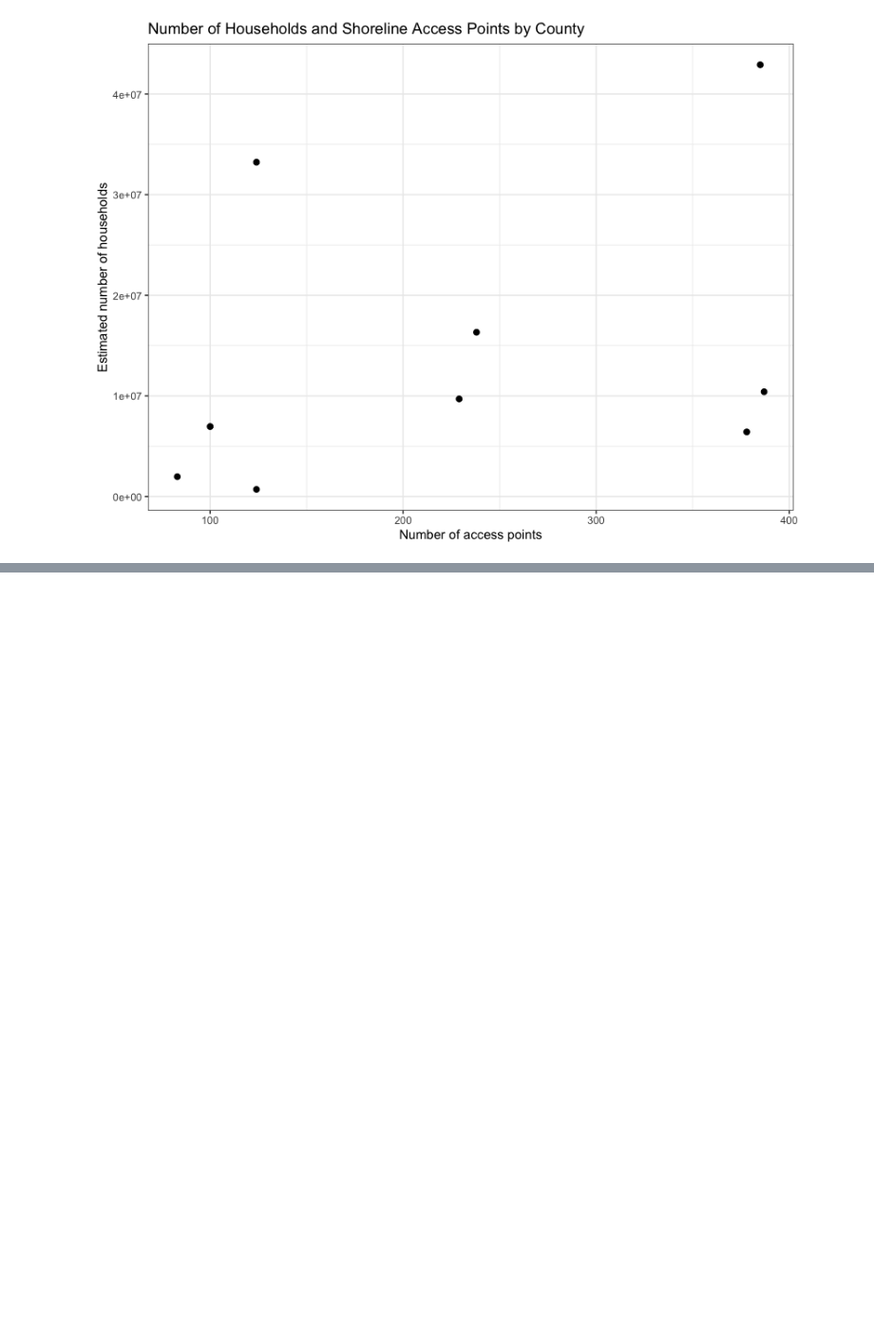
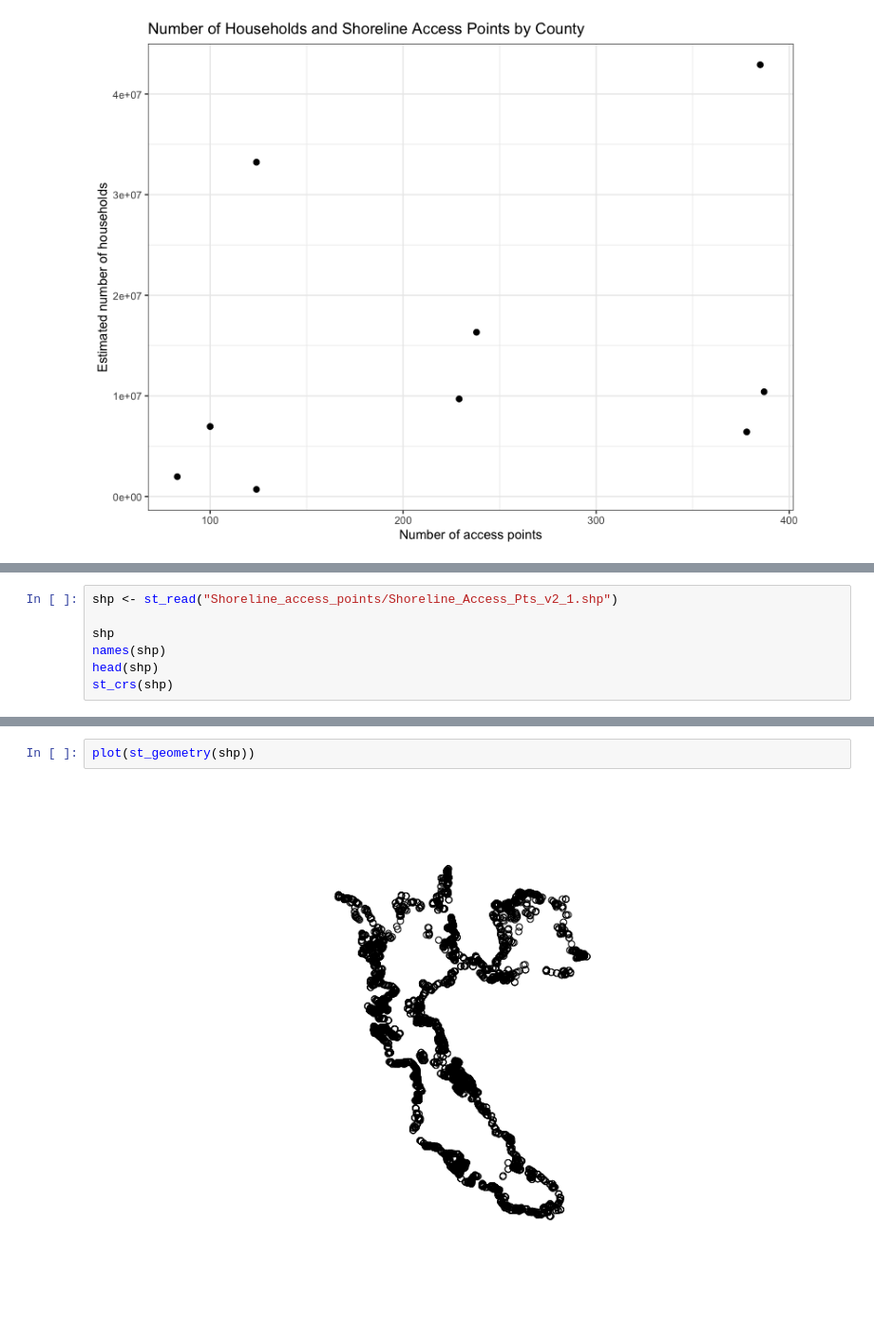
Before and after one commit to ishitabhadra/Equitable-Access-to-SF-Bay-Shoreline, a Jupyter notebook: AccessPoints_EDA.ipynb, the cells around one changed output, grey strips where cells are left out. Shown at 95% size. Saved outputs shown, nothing was run; the diff lists cells and outputs as text; blank space fills up the shorter version.

```diff
--- a/AccessPoints_EDA.ipynb
+++ b/AccessPoints_EDA.ipynb
@@ -281,0 +307,7 @@ ggplot(counties, aes(x = num_pts, y = num_households)) +
+# %%
+shp <- st_read("Shoreline_access_points/Shoreline_Access_Pts_v2_1.shp")
+
+shp
+names(shp)
+head(shp)
+st_crs(shp)
@@ -281,0 +340,4 @@ ggplot(counties, aes(x = num_pts, y = num_households)) +
+# %%
+plot(st_geometry(shp))
+# %% [output]
+[figure, added]
```
Also changed, not shown: parts of 8 cells of this notebook, 16 other files.
